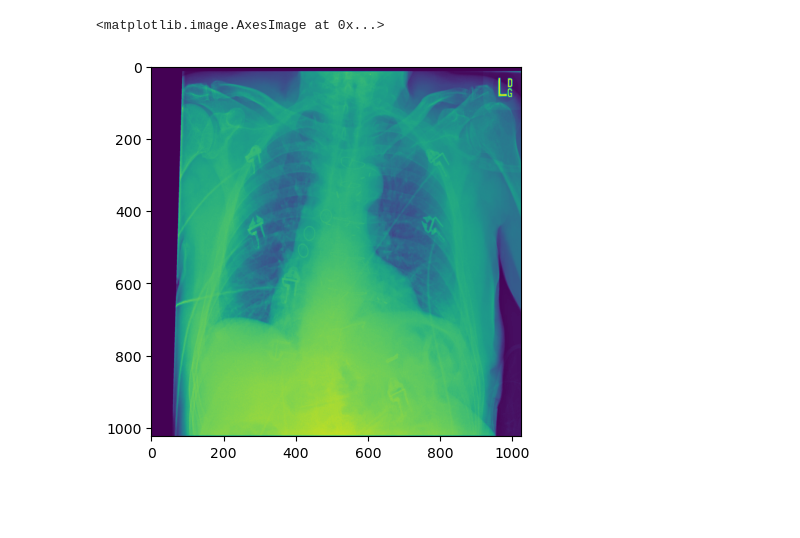
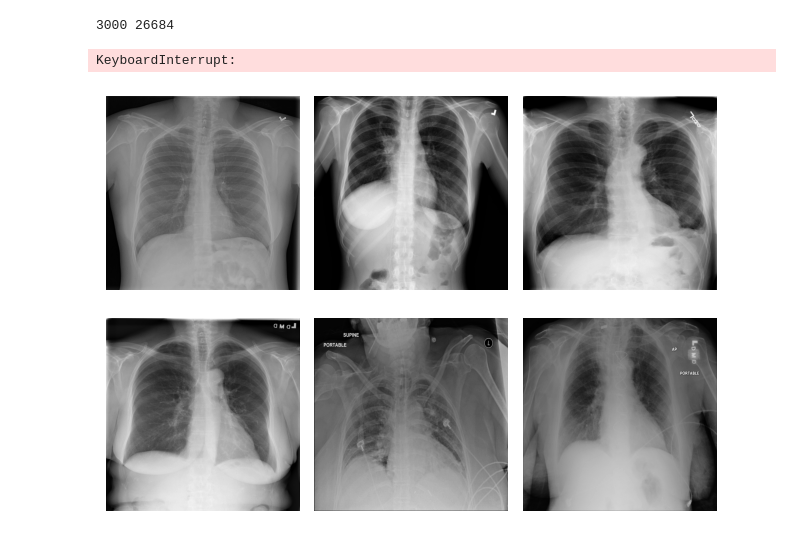
Before and after one commit to annpn526/Final-Project, a Jupyter notebook: Project/file.ipynb, the cells around one changed output. Drawn from its saved outputs; the diff is of its cells as text; code cells hidden in the pictures; blank space fills up the shorter version.

Commit message:
updated grapher functs

```diff
--- a/Project/file.ipynb
+++ b/Project/file.ipynb
@@ -21,9 +17,47 @@ from pydicom.data import get_testdata_file
-# %%
-# find in file explorer the first image and then copy file
-# path and paste below to see one image
-testDir = r"C:\Users\Ann\Downloads\stage_2_test_images\c1b44588-d231-4ac1-b616-8c21d2fbca6b.dcm"
-testds = dicom.dcmread(testDir)
-plt.imshow(testds.pixel_array)
-# %% [output]
-<matplotlib.image.AxesImage at 0x...>
-[figure, removed]
+# %%
+testDir = r"C:\Users\Ann\Downloads\stage_2_test_images"
+trainDir = r"C:\Users\Ann\Downloads\stage_2_train_images"
+#both methods work.
+
+#get len of test and train folders, should be 3000, ~26,000
+def filelen(dir):
+    count = 0
+    for path in os.listdir(dir):
+        # check if current path is a file
+        if os.path.isfile(os.path.join(dir, path)):
+            count += 1
+    return count
+#test
+print(filelen(testDir),filelen(trainDir))
+
+#puts all file names in an array
+def dir2Array(dir):
+    returnarr = [None] * filelen(dir)
+    count = 0
+    for entry in os.scandir(dir):
+        if entry.is_file():
+            returnarr[count] = dicom.dcmread(f"{entry.path}")
+        count = count + 1
+    return returnarr
+    #plot images using this repeatedly for testing
+
+def plotImgs(arr):
+    fig,axes = plt.subplots(2,3)
+    for i, ax in enumerate(axes.flat):
+        ax.imshow(arr[i], cmap = plt.cm.gray)
+        ax.axis('off')
+    plt.tight_layout()
+    plt.show()
+# %% [output]
+3000 26684
+# %%
+# run separately for time
+testds = dir2Array(testDir)
+# %%
+trainds = dir2Array(trainDir).pixel_array
+# %% [output]
+KeyboardInterrupt:
+# %%
+plotImgs(testds)
+# %% [output]
+[figure, added]
```
Also changed, not shown: parts of 7 cells of this notebook.
